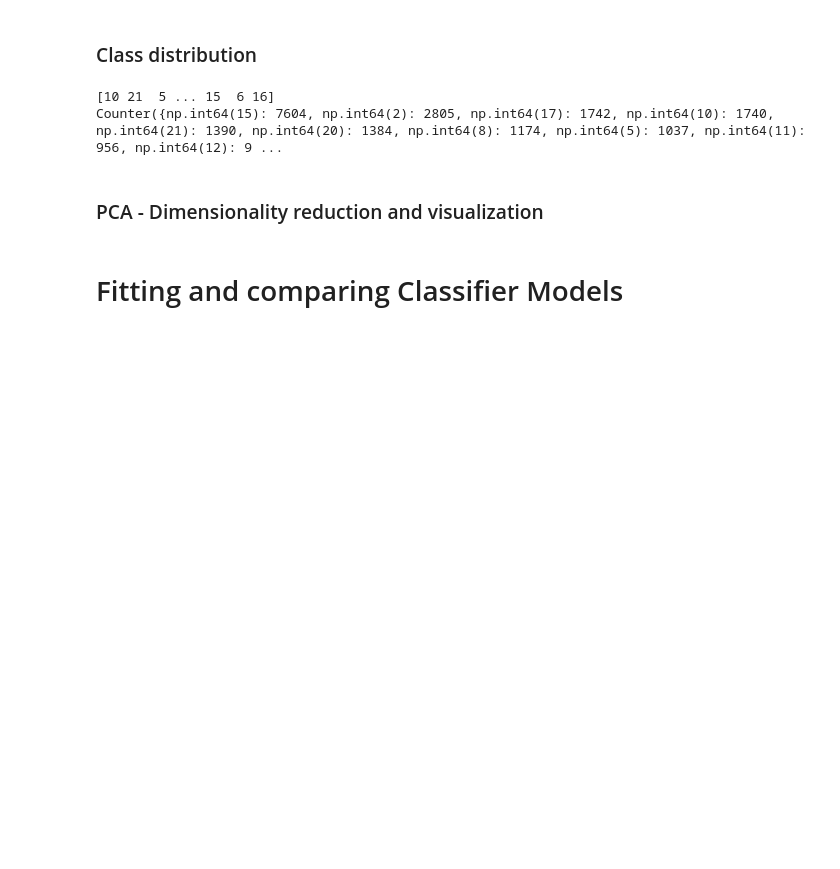
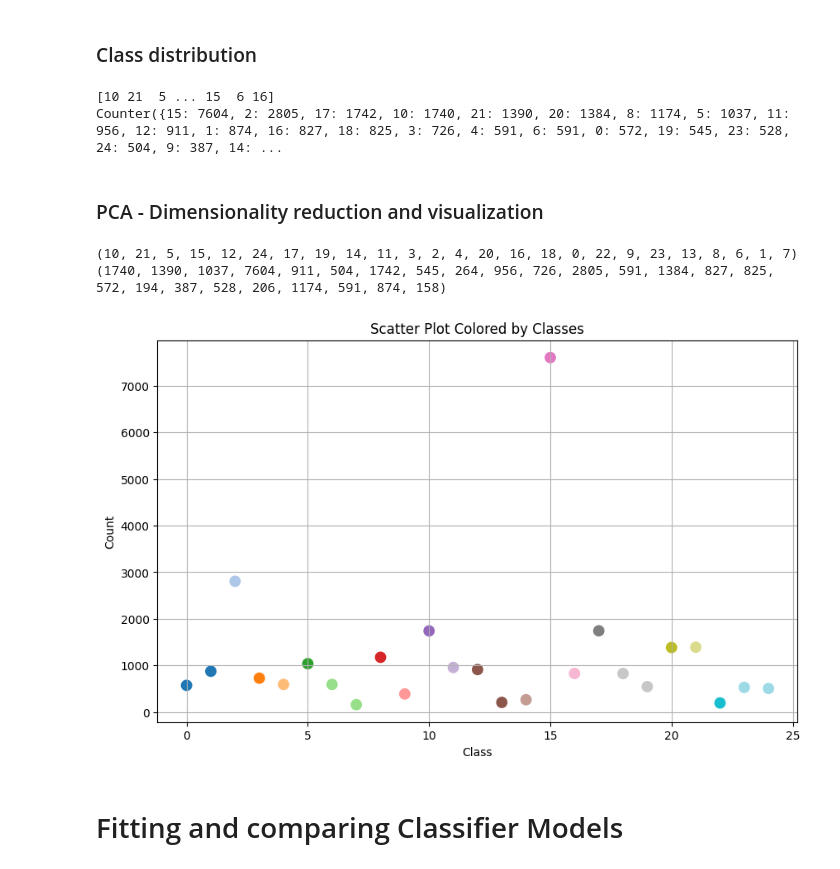
Before and after one commit to dkuzma1/FDS-Practical-repo, a Jupyter notebook: code_skeleton_industry_classification.ipynb, the cells around one changed output. Drawn from its saved outputs; the diff is of its cells as text; code cells hidden in the pictures; blank space fills up the shorter version.

```diff
--- a/code_skeleton_industry_classification.ipynb
+++ b/code_skeleton_industry_classification.ipynb
@@ -93,16 +93,34 @@ from collections import Counter
 le.fit(df_train['industry'])
 y_train = le.transform(df_train['industry'])
 print(y_train)
-counts = Counter(y_train)
+counts = Counter(int(x) for x in y_train)
 print(counts)
 # %% [output]
 [10 21  5 ... 15  6 16]
-Counter({np.int64(15): 7604, np.int64(2): 2805, np.int64(17): 1742, np.int64(10): 1740, np.int64(21): 1390, np.int64(20): 1384, np.int64(8): 1174, np.int64(5): 1037, np.int64(11): 956, np.int64(12): 9 ...
+Counter({15: 7604, 2: 2805, 17: 1742, 10: 1740, 21: 1390, 20: 1384, 8: 1174, 5: 1037, 11: 956, 12: 911, 1: 874, 16: 827, 18: 825, 3: 726, 4: 591, 6: 591, 0: 572, 19: 545, 23: 528, 24: 504, 9: 387, 14: ...
 # %% [markdown]
 ### PCA - Dimensionality reduction and visualization
 # %%
 # Performa a PCA and plot the projected data. Color the scatter plot based on the classes
 # Analyse what you see
+import matplotlib.pyplot as plt
+
+x, y = zip(*counts.items())
+
+print(x)
+print(y)
+
+plt.figure(figsize=(10, 6))
+plt.scatter(x, y, c=x, cmap='tab20', s=80)
+
+plt.xlabel('Class')
+plt.ylabel('Count')
+plt.title('Scatter Plot Colored by Classes')
+plt.grid(True)
+# %% [output]
+(10, 21, 5, 15, 12, 24, 17, 19, 14, 11, 3, 2, 4, 20, 16, 18, 0, 22, 9, 23, 13, 8, 6, 1, 7)
+(1740, 1390, 1037, 7604, 911, 504, 1742, 545, 264, 956, 726, 2805, 591, 1384, 827, 825, 572, 194, 387, 528, 206, 1174, 591, 874, 158)
+[figure, added]
 # %% [markdown]
 # Fitting and comparing Classifier Models
 # %% [markdown]
```
Also changed, not shown: parts of 4 cells of this notebook, 1 other file.
